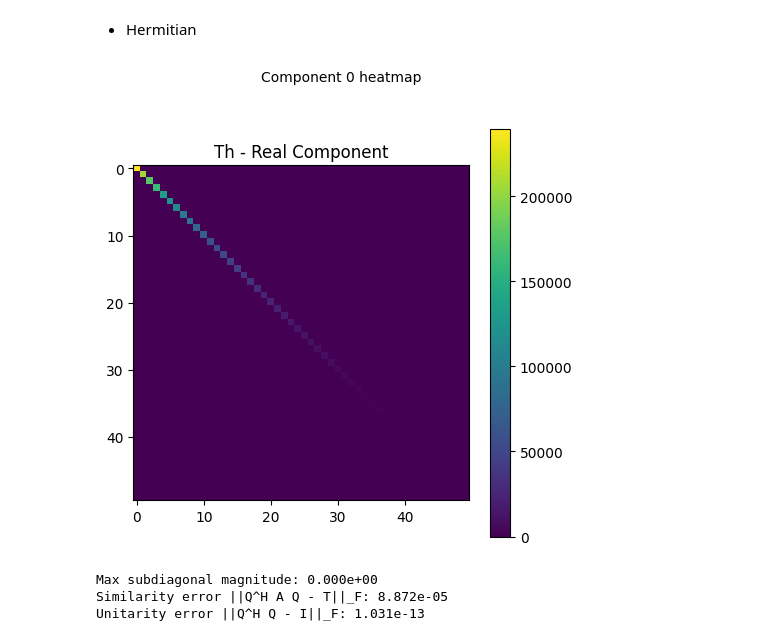
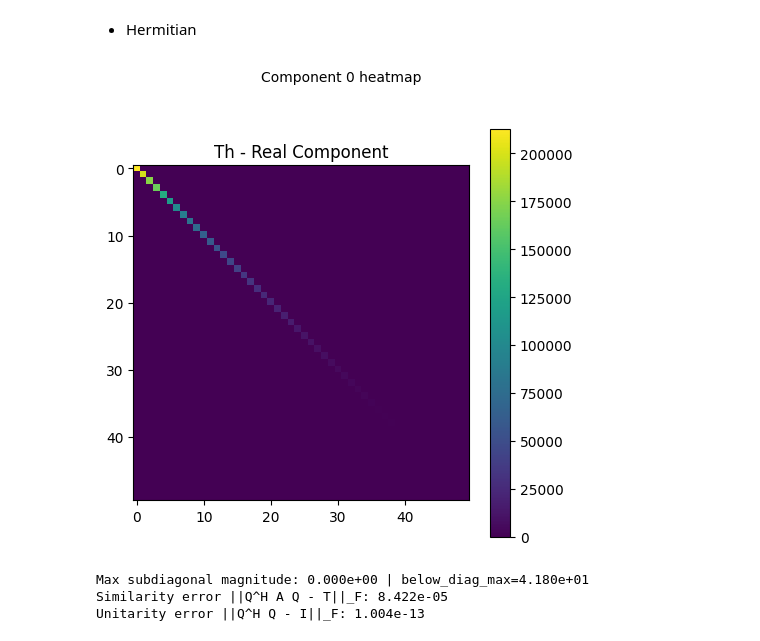
Before and after one commit to vleplat/QuatIca, a Jupyter notebook: QuatIca_Core_Functionality_Demo.ipynb, the cells around one changed output. Saved outputs shown, nothing was run; the diff lists cells and outputs as text; code cells hidden in the pictures.

```diff
--- a/QuatIca_Core_Functionality_Demo.ipynb
+++ b/QuatIca_Core_Functionality_Demo.ipynb
@@ -932,12 +935,21 @@ for n in sizes:
         dt = time.time() - t0
         # unified API always returns (Q, T, diag) when return_diagnostics=True
         Q, T, diag = res
-        curve = [d["max_subdiag"] for d in diag.get("iterations", [])]
+        curve = [d.get("max_subdiag", float("nan")) for d in diag.get("iterations", [])]
         sim = quat_frobenius_norm(quat_matmat(quat_hermitian(Q), quat_matmat(A, Q)) - T)
         unit = quat_frobenius_norm(quat_matmat(quat_hermitian(Q), Q) - np.eye(n, dtype=np.quaternion))
-        final = curve[-1] if curve else float("nan")
-        curves[name] = (curve, dt, sim, unit, final)
-        print(f"n={n:3d} | {name:13s} | ran={len(curve):4d}/{iters} | time={dt:6.2f}s | final_sub={final:.3e} | sim={sim:.3e} | unit={unit:.3e}")
+        # Recompute conservative residuals from T: sub1 and full strictly-below-diagonal max
+        sub1 = 0.0
+        below = 0.0
+        for i in range(1, n):
+            q = T[i, i-1]
+            sub1 = max(sub1, (q.w*q.w + q.x*q.x + q.y*q.y + q.z*q.z)**0.5)
+        for i in range(n):
+            for j in range(0, i):
+                q = T[i, j]
+                below = max(below, (q.w*q.w + q.x*q.x + q.y*q.y + q.z*q.z)**0.5)
+        curves[name] = (curve, dt, sim, unit, below)
+        print(f"n={n:3d} | {name:13s} | ran={len(curve):4d}/{iters} | time={dt:6.2f}s | sub1={sub1:.3e} | below_diag_max={below:.3e} | sim={sim:.3e} | unit={unit:.3e}")
 
     # Plot per size
     plt.figure(figsize=(7, 4))
@@ -977,36 +989,40 @@ import importlib
 import core.decomp.schur as _schur
 importlib.reload(_schur)
 quaternion_schur_unified = _schur.quaternion_schur_unified
 
 from core.utils import quat_matmat, quat_hermitian, quat_frobenius_norm
 from core.data_gen import create_test_matrix
 import numpy as np, quaternion, matplotlib.pyplot as plt
 
 n_herm = 50
 B = create_test_matrix(n_herm, n_herm)
 A_herm = quat_matmat(quat_hermitian(B), B)
-Qh, Th, diagh = quaternion_schur_unified(A_herm, variant="rayleigh", max_iter=1000, tol=1e-10, return_diagnostics=True)
+Qh, Th, diagh = quaternion_schur_unified(A_herm, variant="rayleigh", max_iter=1500, tol=1e-10, return_diagnostics=True)
 
 # Visualize T real component; should be (nearly) diagonal
 # Visualize T real component; should be (nearly) diagonal
 from core.visualization import Visualizer
 Visualizer.visualize_matrix(Th, component=0, title="Th - Real Component")
 
 
 # Print validation metrics
 max_sub = 0.0
 for i in range(1, n_herm):
     h = Th[i, i-1]
     sv = (h.w*h.w + h.x*h.x + h.y*h.y + h.z*h.z)**0.5
     if sv > max_sub:
         max_sub = sv
+for i in range(n_herm):
+    for j in range(0, i):
+        q = T[i, j]
+        below = max(below, (q.w*q.w + q.x*q.x + q.y*q.y + q.z*q.z)**0.5)
 sim = quat_frobenius_norm(quat_matmat(quat_hermitian(Qh), quat_matmat(A_herm, Qh)) - Th)
 unit = quat_frobenius_norm(quat_matmat(quat_hermitian(Qh), Qh) - np.eye(n_herm, dtype=np.quaternion))
-print(f"Max subdiagonal magnitude: {max_sub:.3e}")
+print(f"Max subdiagonal magnitude: {max_sub:.3e} | below_diag_max={below:.3e} ")
 print(f"Similarity error ||Q^H A Q - T||_F: {sim:.3e}")
 print(f"Unitarity error ||Q^H Q - I||_F: {unit:.3e}")
 # %% [output]
-[figure, old version]
+[figure, new version]
-Max subdiagonal magnitude: 0.000e+00
-Similarity error ||Q^H A Q - T||_F: 8.872e-05
-Unitarity error ||Q^H Q - I||_F: 1.031e-13
+Max subdiagonal magnitude: 0.000e+00 | below_diag_max=4.180e+01
+Similarity error ||Q^H A Q - T||_F: 8.422e-05
+Unitarity error ||Q^H Q - I||_F: 1.004e-13
```
Also changed, not shown: parts of 20 cells of this notebook, 1 other file.
